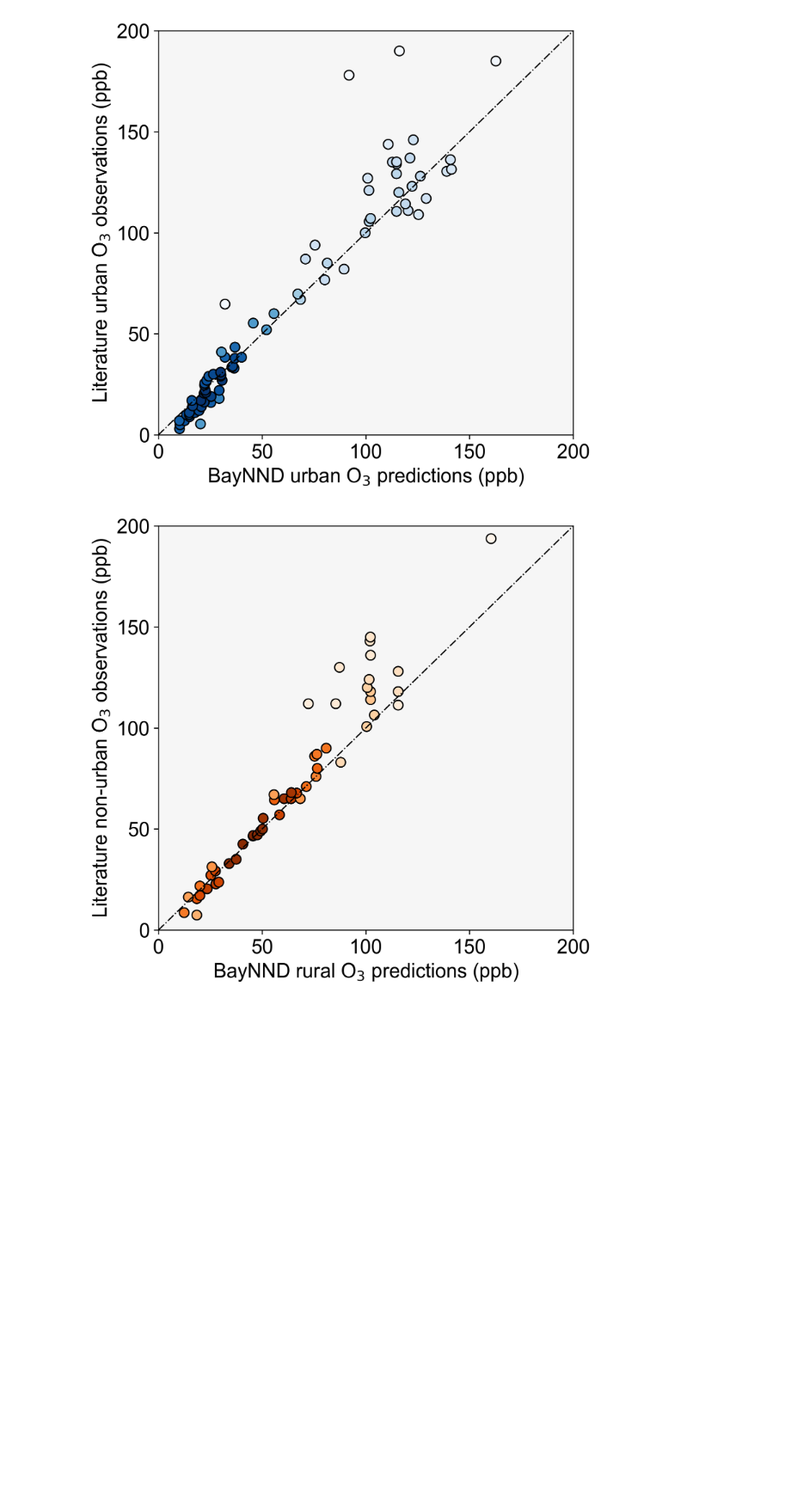
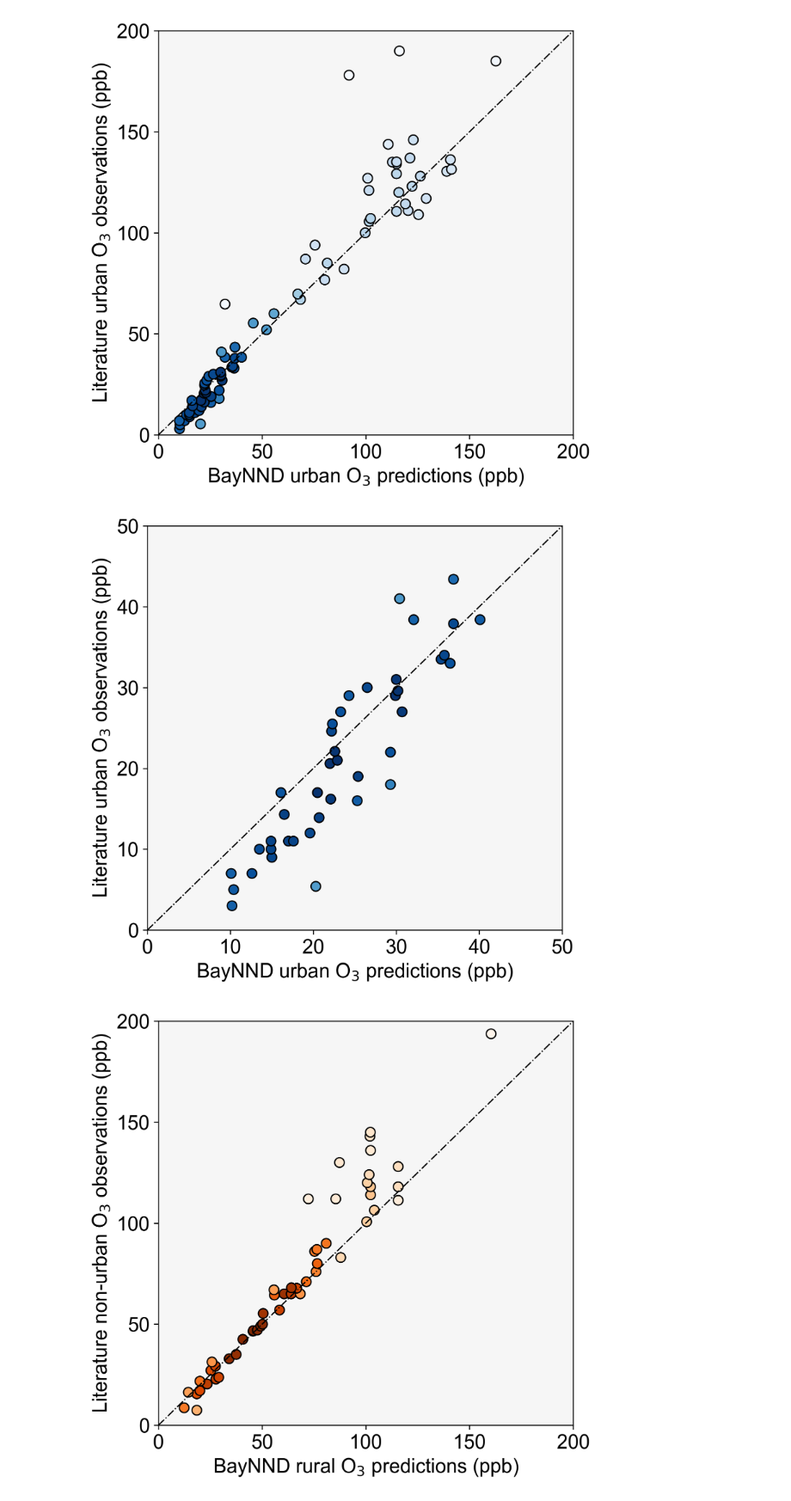
Before and after one commit to csuen27/ozone-mortality, a Jupyter notebook: Extended Analyses/Literature external validation.ipynb, the cells around one changed output. Shown at 86% size. Saved outputs shown, nothing was run; the diff lists cells and outputs as text; code cells hidden in the pictures; blank space fills up the shorter version.

```diff
--- a/Extended Analyses/Literature external validation.ipynb
+++ b/Extended Analyses/Literature external validation.ipynb
@@ -60,6 +46,27 @@ ax1.patch.set_facecolor("gainsboro")
 ax1.patch.set_alpha(0.25)
 # %% [output]
 [figure]
+# %%
+rcParams['font.family'] = 'sans-serif'
+rcParams['font.sans-serif'] = ['Arial']
+
+fig, ax = plt.subplots(figsize = [6,6], dpi = 300)
+ax.plot([0,1],[0,1], transform=ax.transAxes, color='black', lw=1, linestyle='-.')
+cax = ax.scatter(mod_urban, obs_urban, c=z_urban, s=60, marker='o', edgecolor='Black', cmap='Blues')
+
+plt.xticks(np.arange(0,51,10), fontsize = 16)
+plt.yticks(np.arange(0,51,10), fontsize = 16)
+plt.xlim((0,50))
+plt.ylim((0,50))
+
+plt.xlabel("BayNND urban O${_3}$ predictions (ppb)", fontsize = 16)
+plt.ylabel("Literature urban O${_3}$ observations (ppb)", fontsize = 16)
+
+ax1=plt.gca()
+ax1.patch.set_facecolor("gainsboro")
+ax1.patch.set_alpha(0.25)
+# %% [output]
+[figure, added]
 # %%
 mod_rural = data_rural['Modelled']
 obs_rural = data_rural['Observed']
```
Also changed, not shown: parts of 2 cells of this notebook.
